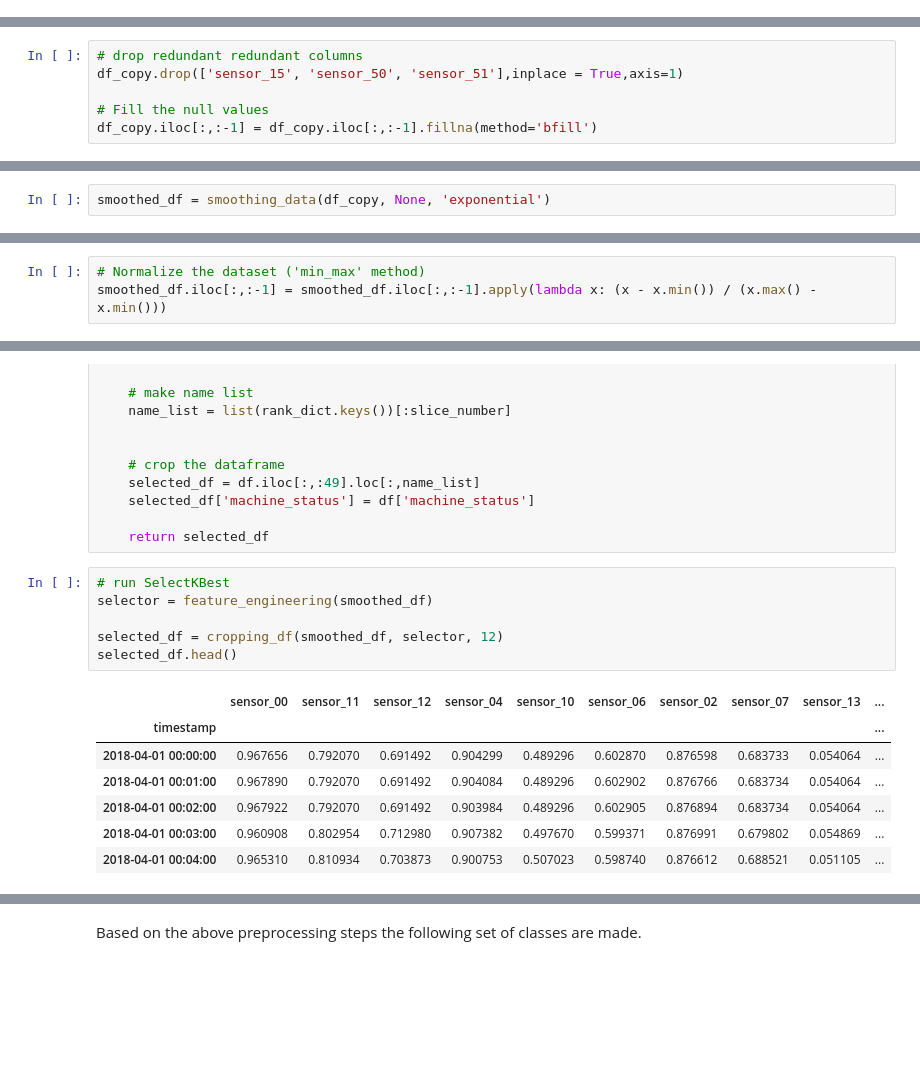
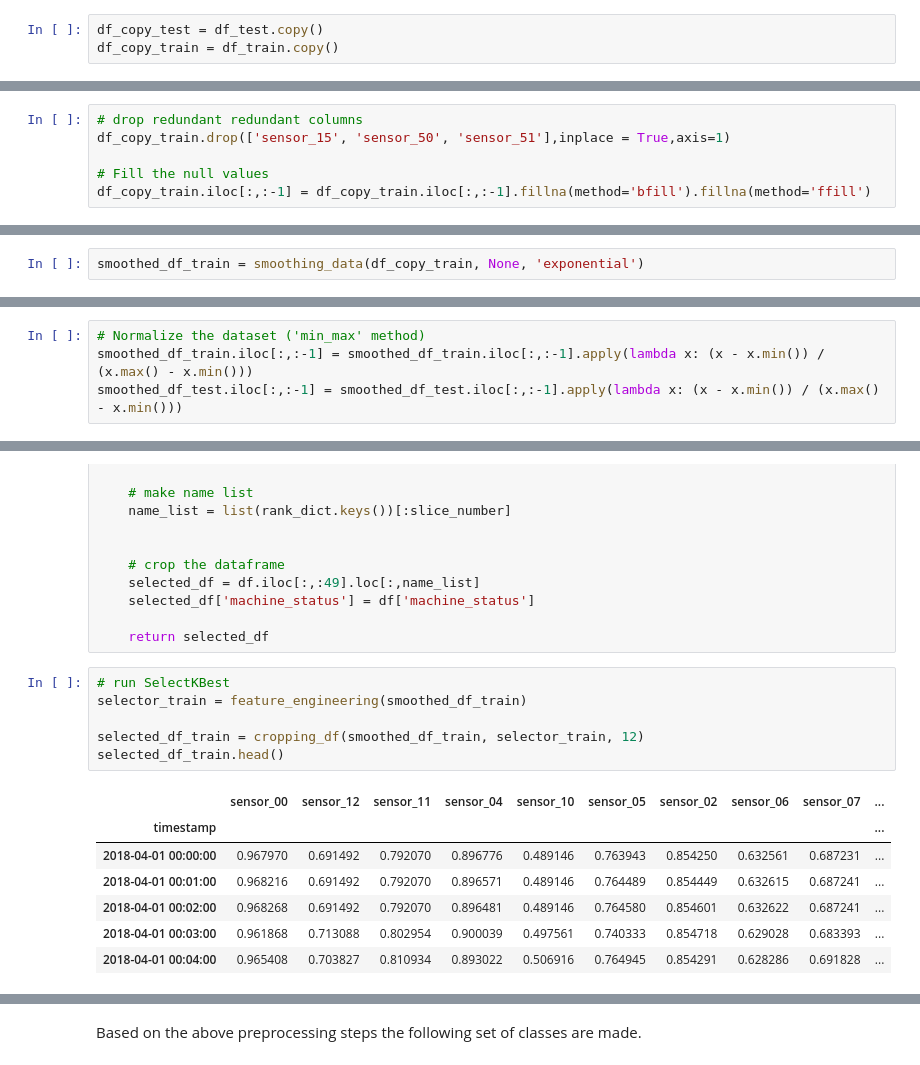
Before and after one commit to hooman-b/Programming_2, a Jupyter notebook: Week_2_7/test_notebook.ipynb, the cells around one changed output, grey strips where cells are left out. Saved outputs shown, nothing was run; the diff lists cells and outputs as text; blank space fills up the shorter version.

```diff
--- a/Week_2_7/test_notebook.ipynb
+++ b/Week_2_7/test_notebook.ipynb
@@ -255,8 +303,11 @@ df_copy = df.copy()
+# %%
+df_copy_test = df_test.copy()
+df_copy_train = df_train.copy()
 # %% [markdown]
 #### **preprocessing**
 # %%
 # drop redundant redundant columns
-df_copy.drop(['sensor_15', 'sensor_50', 'sensor_51'],inplace = True,axis=1)
+df_copy_train.drop(['sensor_15', 'sensor_50', 'sensor_51'],inplace = True,axis=1)
 
 # Fill the null values
-df_copy.iloc[:,:-1] = df_copy.iloc[:,:-1].fillna(method='bfill')
+df_copy_train.iloc[:,:-1] = df_copy_train.iloc[:,:-1].fillna(method='bfill').fillna(method='ffill')
@@ -288,4 +345,4 @@ def smoothing_data(df, smoothing_par, smoothing_method='exponential', standardiz
 
     return copy_df
 # %%
-smoothed_df = smoothing_data(df_copy, None, 'exponential')
+smoothed_df_train = smoothing_data(df_copy_train, None, 'exponential')
@@ -293,5 +352,6 @@ smoothed_df = smoothing_data(df_copy, None, 'exponential')
 #### **Normalization**
 # %%
 # Normalize the dataset ('min_max' method)
-smoothed_df.iloc[:,:-1] = smoothed_df.iloc[:,:-1].apply(lambda x: (x - x.min()) / (x.max() - x.min()))
+smoothed_df_train.iloc[:,:-1] = smoothed_df_train.iloc[:,:-1].apply(lambda x: (x - x.min()) / (x.max() - x.min()))
+smoothed_df_test.iloc[:,:-1] = smoothed_df_test.iloc[:,:-1].apply(lambda x: (x - x.min()) / (x.max() - x.min()))
 # %%
@@ -358,15 +429,15 @@ def cropping_df(df, fit, slice_number):
     return selected_df
 # %%
 # run SelectKBest
-selector = feature_engineering(smoothed_df)
+selector_train = feature_engineering(smoothed_df_train)
 
-selected_df = cropping_df(smoothed_df, selector, 12)
-selected_df.head()
+selected_df_train = cropping_df(smoothed_df_train, selector_train, 12)
+selected_df_train.head()
 # %% [output]
-|  | sensor_00 | sensor_11 | sensor_12 | sensor_04 | sensor_10 | sensor_06 | sensor_02 | sensor_07 | sensor_13 | ... |
+|  | sensor_00 | sensor_12 | sensor_11 | sensor_04 | sensor_10 | sensor_05 | sensor_02 | sensor_06 | sensor_07 | ... |
 | timestamp |  |  |  |  |  |  |  |  |  | ... |
-| 2018-04-01 00:00:00 | 0.967656 | 0.792070 | 0.691492 | 0.904299 | 0.489296 | 0.602870 | 0.876598 | 0.683733 | 0.054064 | ... |
-| 2018-04-01 00:01:00 | 0.967890 | 0.792070 | 0.691492 | 0.904084 | 0.489296 | 0.602902 | 0.876766 | 0.683734 | 0.054064 | ... |
-| 2018-04-01 00:02:00 | 0.967922 | 0.792070 | 0.691492 | 0.903984 | 0.489296 | 0.602905 | 0.876894 | 0.683734 | 0.054064 | ... |
-| 2018-04-01 00:03:00 | 0.960908 | 0.802954 | 0.712980 | 0.907382 | 0.497670 | 0.599371 | 0.876991 | 0.679802 | 0.054869 | ... |
-| 2018-04-01 00:04:00 | 0.965310 | 0.810934 | 0.703873 | 0.900753 | 0.507023 | 0.598740 | 0.876612 | 0.688521 | 0.051105 | ... |
+| 2018-04-01 00:00:00 | 0.967970 | 0.691492 | 0.792070 | 0.896776 | 0.489146 | 0.763943 | 0.854250 | 0.632561 | 0.687231 | ... |
+| 2018-04-01 00:01:00 | 0.968216 | 0.691492 | 0.792070 | 0.896571 | 0.489146 | 0.764489 | 0.854449 | 0.632615 | 0.687241 | ... |
+| 2018-04-01 00:02:00 | 0.968268 | 0.691492 | 0.792070 | 0.896481 | 0.489146 | 0.764580 | 0.854601 | 0.632622 | 0.687241 | ... |
+| 2018-04-01 00:03:00 | 0.961868 | 0.713088 | 0.802954 | 0.900039 | 0.497561 | 0.740333 | 0.854718 | 0.629028 | 0.683393 | ... |
+| 2018-04-01 00:04:00 | 0.965408 | 0.703827 | 0.810934 | 0.893022 | 0.506916 | 0.764945 | 0.854291 | 0.628286 | 0.691828 | ... |
```
Also changed, not shown: parts of 26 cells of this notebook, 15 other files.
